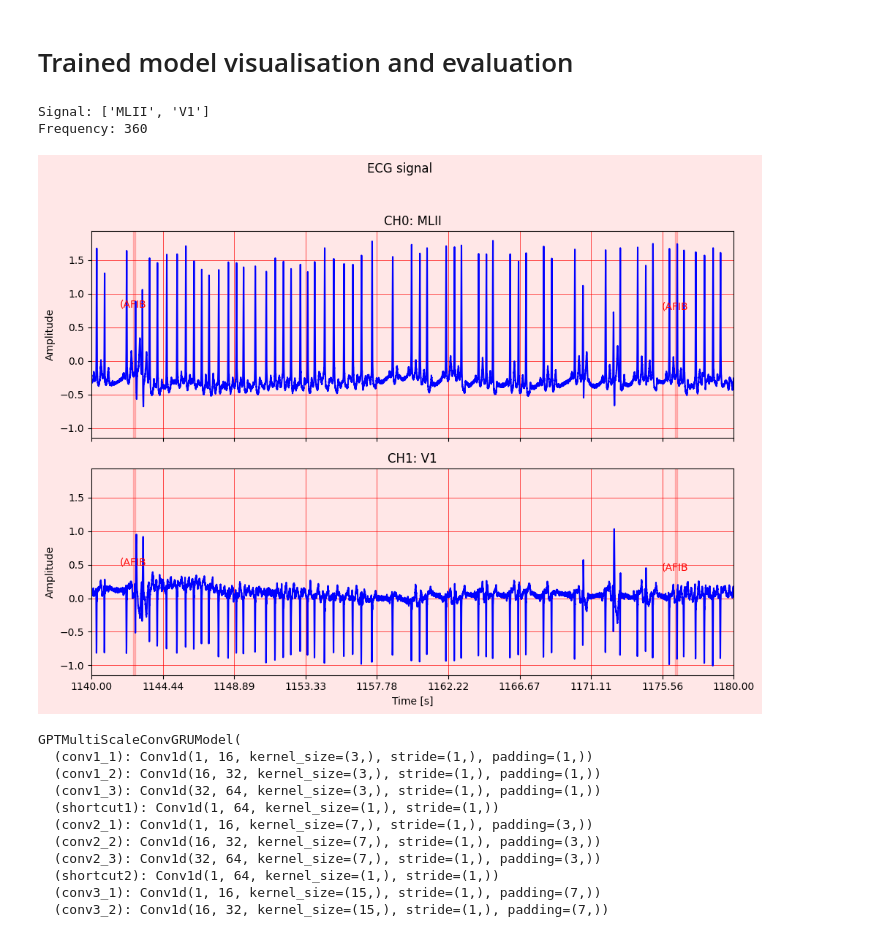
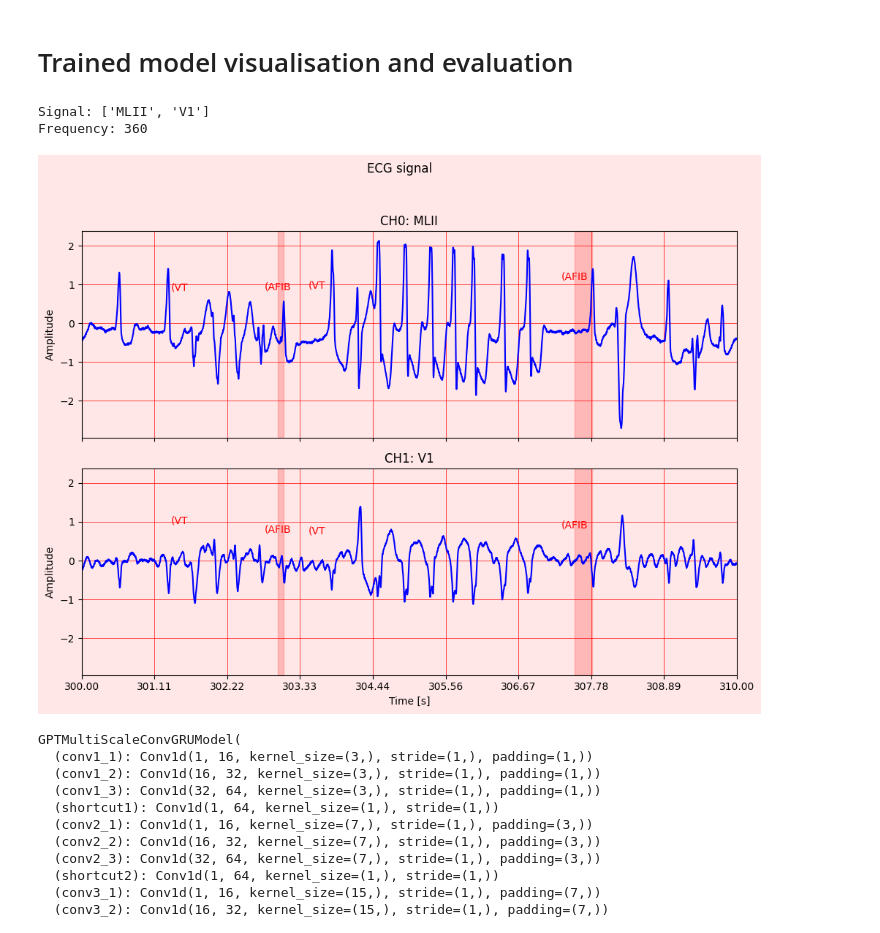
Before and after one commit to Michal-Szmuksta-AGH/ECG-ML-Challenge, a Jupyter notebook: notebooks/model_eval.ipynb, the cells around one changed output. Saved outputs shown, nothing was run; the diff lists cells and outputs as text; code cells hidden in the pictures.

```diff
--- a/notebooks/model_eval.ipynb
+++ b/notebooks/model_eval.ipynb
@@ -12,16 +13,16 @@ from src.visualization import plot_ecg
 
 import numpy as np
 # %%
-signal = '202'
-t_start = 1140
-t_end = 1180
+signal = '203'
+t_start = 300
+t_end = 310
 
 record = wfdb.rdrecord(os.path.join(config.RAW_DATA_DIR, 'mitdb', signal))
 annotation = wfdb.rdann(os.path.join(config.RAW_DATA_DIR, 'mitdb', signal), 'atr')
 print(f'Signal: {record.sig_name}')
 print(f'Frequency: {record.fs}')
 _ = plot_ecg(record, record.fs, t_start=t_start, t_end=t_end, annotation=annotation)
 # %% [output]
 Signal: ['MLII', 'V1']
 Frequency: 360
-[figure, old version]
+[figure, new version]
```
Also changed, not shown: parts of 8 cells of this notebook, 1 other file.
